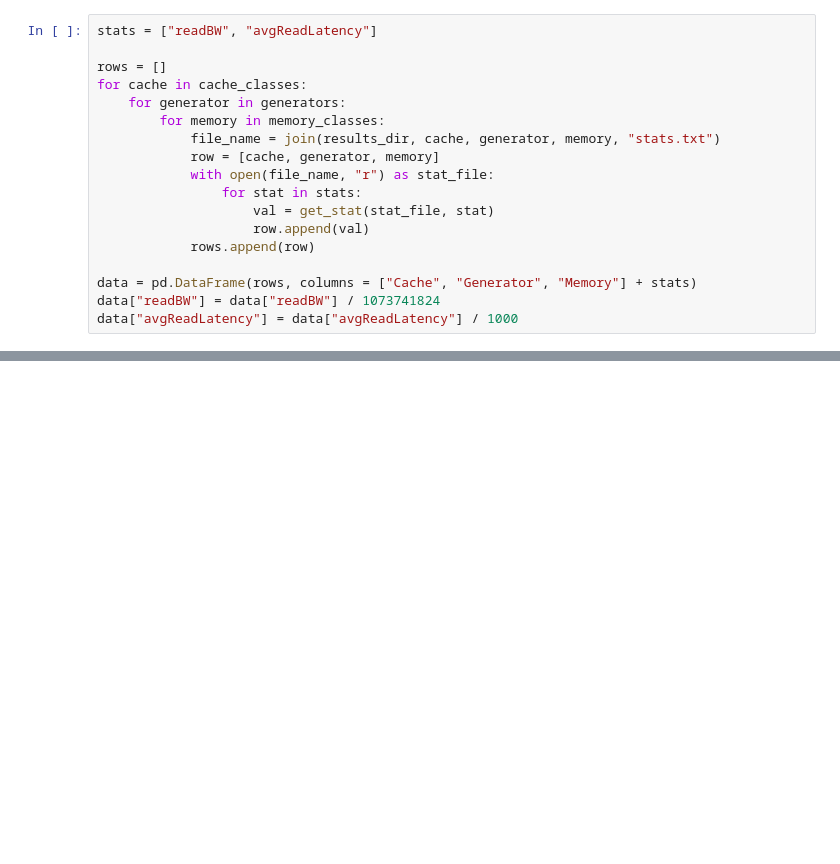
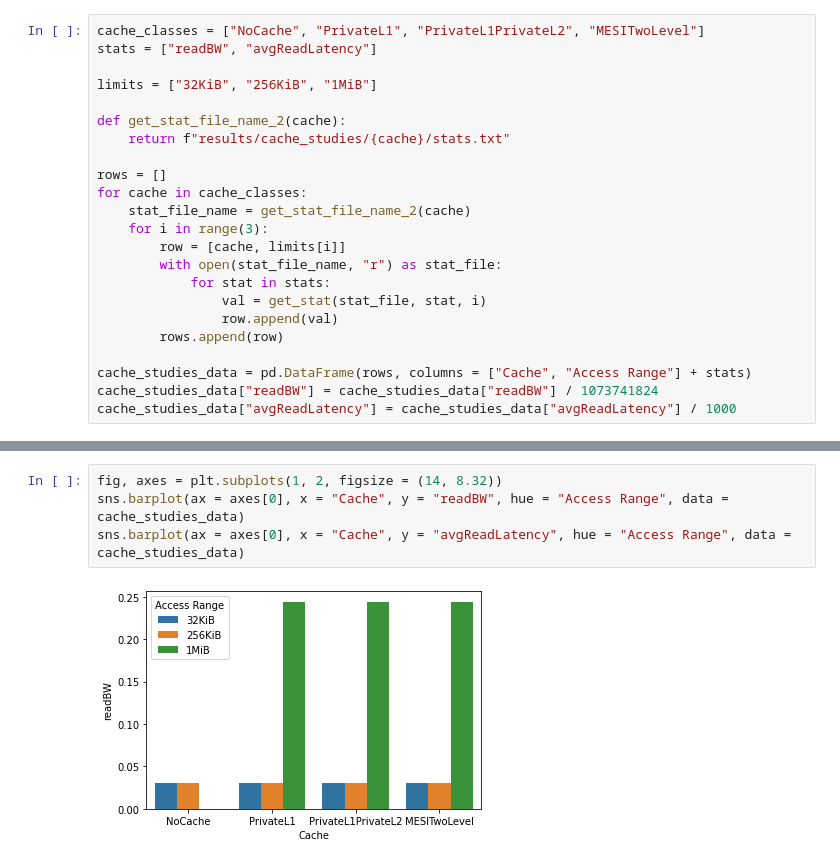
Before and after one commit to mahyarsamani/mem-perf, a Jupyter notebook: plotter.ipynb, the cells around one changed output, grey strips where cells are left out. Cells and saved outputs as stored; diff of their text form; blank space fills up the shorter version.

Commit message:
Adding plots.

```diff
--- a/plotter.ipynb
+++ b/plotter.ipynb
@@ -22,18 +80,23 @@ results_dir = "results"
 # %%
+cache_classes = ["NoCache", "PrivateL1", "PrivateL1PrivateL2", "MESITwoLevel"]
 stats = ["readBW", "avgReadLatency"]
+
+limits = ["32KiB", "256KiB", "1MiB"]
+
+def get_stat_file_name_2(cache):
+    return f"results/cache_studies/{cache}/stats.txt"
 
 rows = []
 for cache in cache_classes:
-    for generator in generators:
-        for memory in memory_classes:
-            file_name = join(results_dir, cache, generator, memory, "stats.txt")
-            row = [cache, generator, memory]
-            with open(file_name, "r") as stat_file:
-                for stat in stats:
-                    val = get_stat(stat_file, stat)
-                    row.append(val)
-            rows.append(row)
+    stat_file_name = get_stat_file_name_2(cache)
+    for i in range(3):
+        row = [cache, limits[i]]
+        with open(stat_file_name, "r") as stat_file:
+            for stat in stats:
+                val = get_stat(stat_file, stat, i)
+                row.append(val)
+        rows.append(row)
 
-data = pd.DataFrame(rows, columns = ["Cache", "Generator", "Memory"] + stats)
-data["readBW"] = data["readBW"] / 1073741824
-data["avgReadLatency"] = data["avgReadLatency"] / 1000
+cache_studies_data = pd.DataFrame(rows, columns = ["Cache", "Access Range"] + stats)
+cache_studies_data["readBW"] = cache_studies_data["readBW"] / 1073741824
+cache_studies_data["avgReadLatency"] = cache_studies_data["avgReadLatency"] / 1000
@@ -62,0 +141,6 @@ ax.get_figure().savefig("LatLinear.png")
+# %%
+fig, axes = plt.subplots(1, 2, figsize = (14, 8.32))
+sns.barplot(ax = axes[0], x = "Cache", y = "readBW", hue = "Access Range", data = cache_studies_data)
+sns.barplot(ax = axes[0], x = "Cache", y = "avgReadLatency", hue = "Access Range", data = cache_studies_data)
+# %% [output]
+[figure, added]
```
Also changed, not shown: parts of 12 cells of this notebook, 4 other files.
